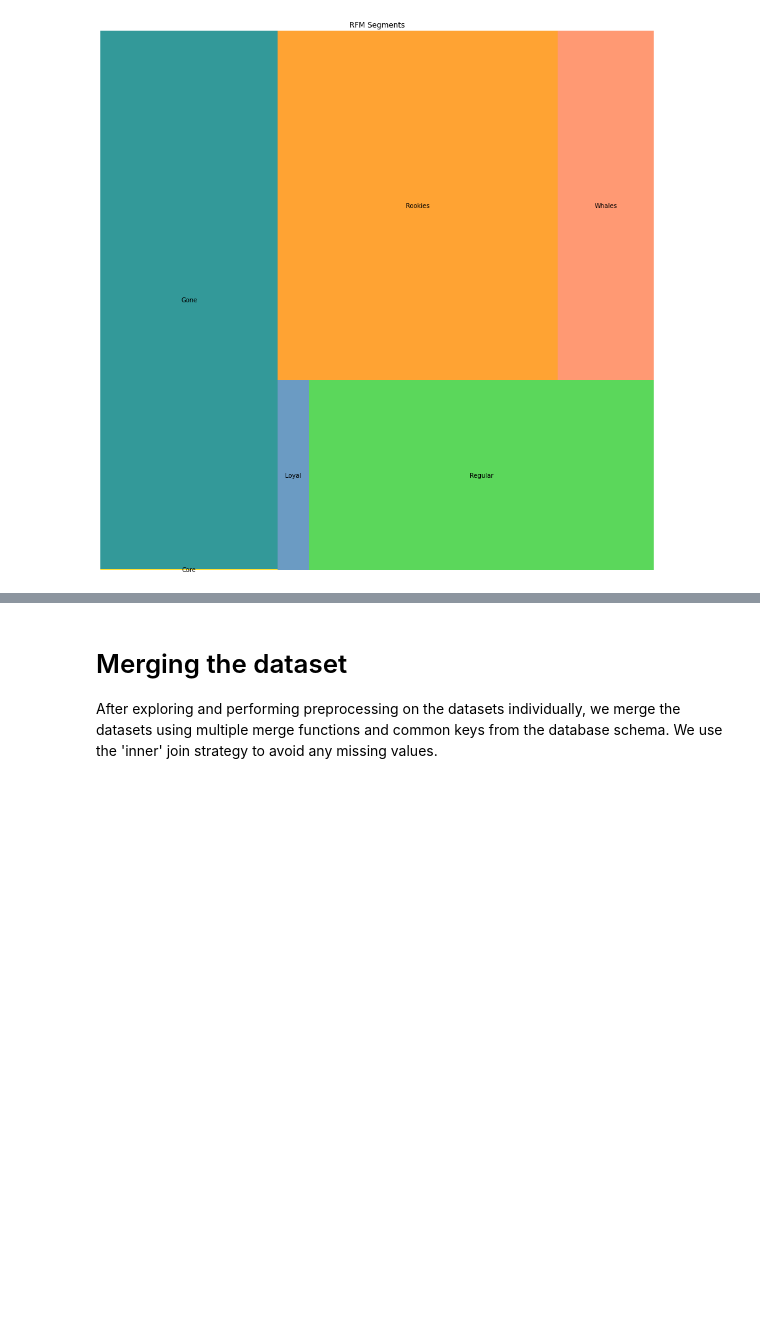
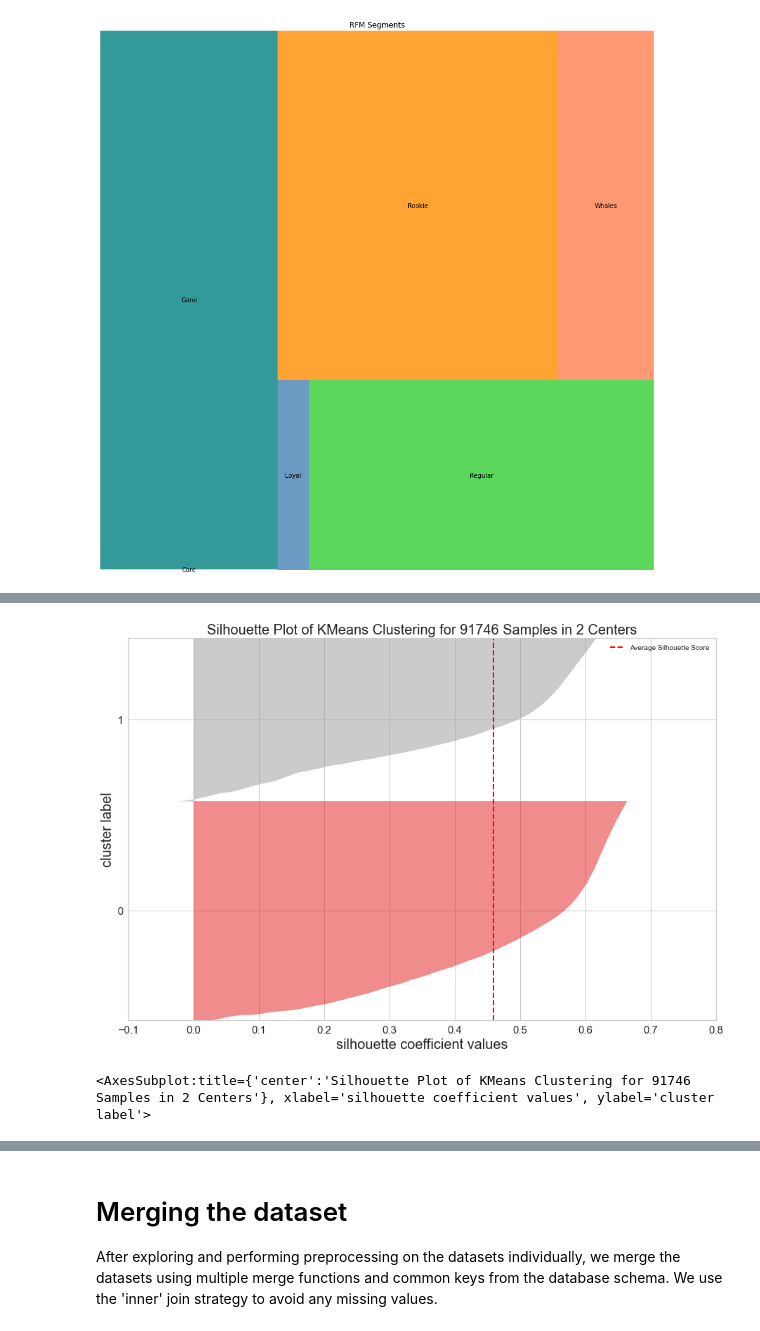
Before and after one commit to mbartcus/OC-projects, a Jupyter notebook: oc_5/BARTCUS_Marius_1_notebook_exploration_062022aaaa.ipynb, the cells around one changed output, grey strips where cells are left out. Cells and saved outputs as stored; diff of their text form; code cells hidden in the pictures; blank space fills up the shorter version.

```diff
--- a/oc_5/BARTCUS_Marius_1_notebook_exploration_062022aaaa.ipynb
+++ b/oc_5/BARTCUS_Marius_1_notebook_exploration_062022aaaa.ipynb
@@ -698,0 +731,10 @@ Text(0.5, 1.0, 'RFM Segments')
+# %%
+# Instantiate the clustering model and visualizer
+model = KMeans(2)
+visualizer = SilhouetteVisualizer(model)
+
+vis = visualizer.fit(rfm_data_clustering)    # Fit the data to the visualizer
+visualizer.poof()    # Draw/show/poof the data
+# %% [output]
+[figure, added]
+<AxesSubplot:title={'center':'Silhouette Plot of KMeans Clustering for 91746 Samples in 2 Centers'}, xlabel='silhouette coefficient values', ylabel='cluster label'>
```
Also changed, not shown: parts of 18 cells of this notebook, 3 other files.
